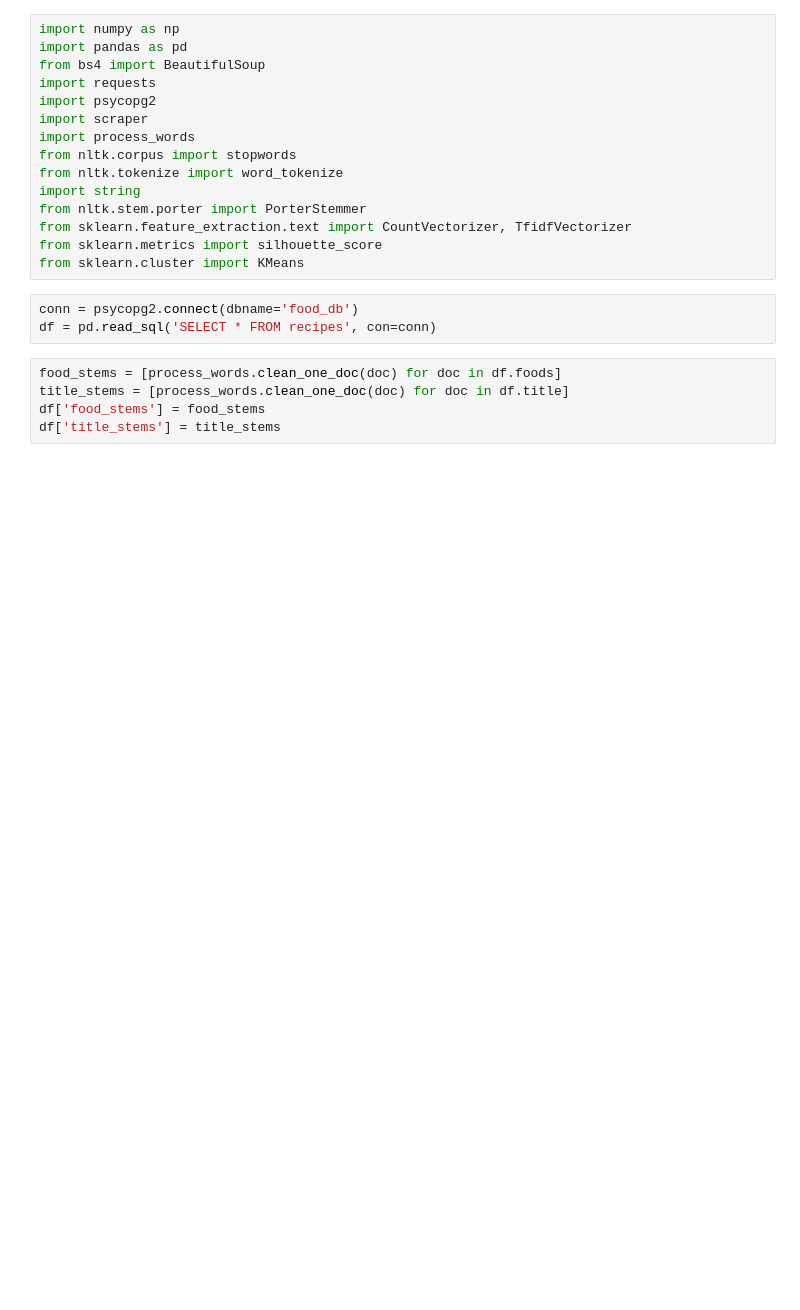
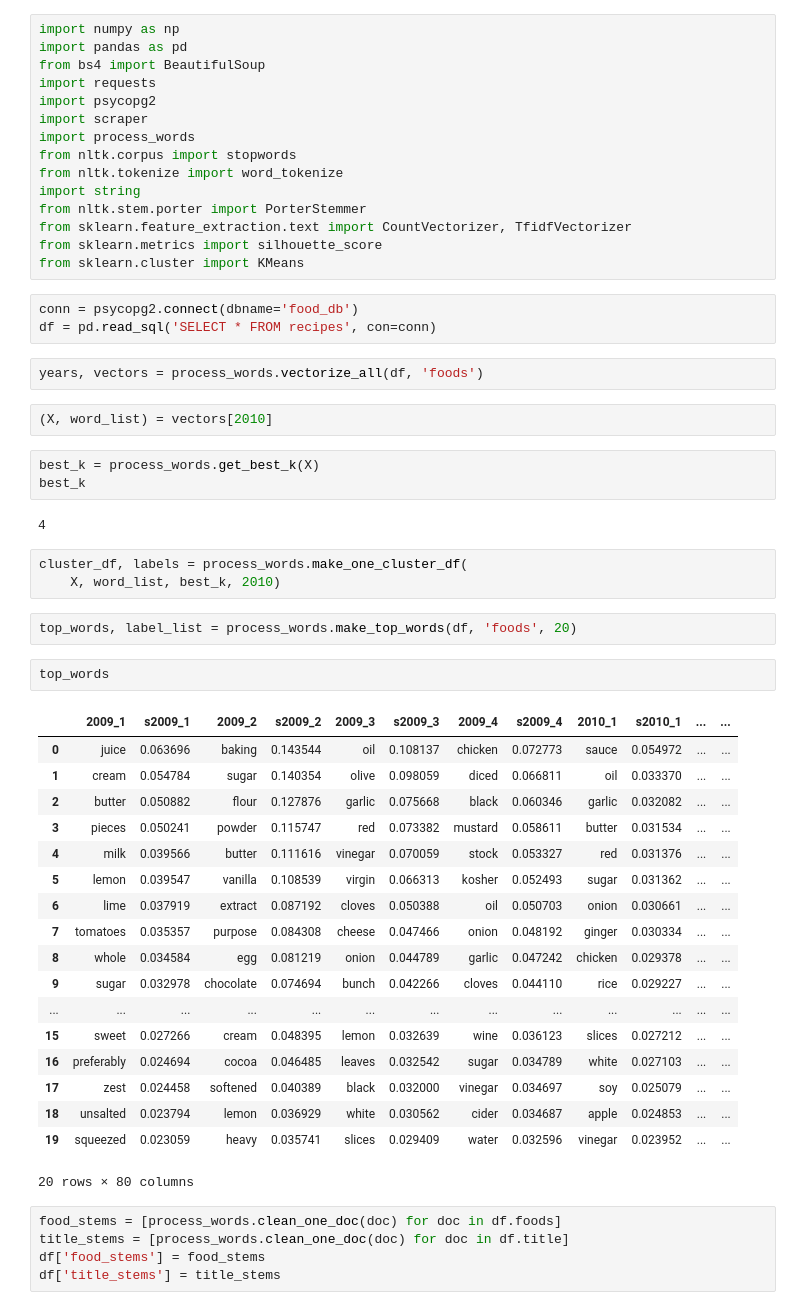
Before and after one commit to elisabeth-berg/trending-food, a Jupyter notebook: foodscrape_workbook.ipynb, the cells around one changed output. Cells and saved outputs as stored; diff of their text form; blank space fills up the shorter version.

```diff
--- a/foodscrape_workbook.ipynb
+++ b/foodscrape_workbook.ipynb
@@ -16,6 +16,41 @@ from sklearn.cluster import KMeans
 # %%
 conn = psycopg2.connect(dbname='food_db')
 df = pd.read_sql('SELECT * FROM recipes', con=conn)
+# %%
+years, vectors = process_words.vectorize_all(df, 'foods')
+# %%
+(X, word_list) = vectors[2010]
+# %%
+best_k = process_words.get_best_k(X)
+best_k
+# %% [output]
+4
+# %%
+cluster_df, labels = process_words.make_one_cluster_df(
+    X, word_list, best_k, 2010)
+# %%
+top_words, label_list = process_words.make_top_words(df, 'foods', 20)
+# %%
+top_words
+# %% [output]
+|  | 2009_1 | s2009_1 | 2009_2 | s2009_2 | 2009_3 | s2009_3 | 2009_4 | s2009_4 | 2010_1 | s2010_1 | ... | ... |
+| 0 | juice | 0.063696 | baking | 0.143544 | oil | 0.108137 | chicken | 0.072773 | sauce | 0.054972 | ... | ... |
+| 1 | cream | 0.054784 | sugar | 0.140354 | olive | 0.098059 | diced | 0.066811 | oil | 0.033370 | ... | ... |
+| 2 | butter | 0.050882 | flour | 0.127876 | garlic | 0.075668 | black | 0.060346 | garlic | 0.032082 | ... | ... |
+| 3 | pieces | 0.050241 | powder | 0.115747 | red | 0.073382 | mustard | 0.058611 | butter | 0.031534 | ... | ... |
+| 4 | milk | 0.039566 | butter | 0.111616 | vinegar | 0.070059 | stock | 0.053327 | red | 0.031376 | ... | ... |
+| 5 | lemon | 0.039547 | vanilla | 0.108539 | virgin | 0.066313 | kosher | 0.052493 | sugar | 0.031362 | ... | ... |
+| 6 | lime | 0.037919 | extract | 0.087192 | cloves | 0.050388 | oil | 0.050703 | onion | 0.030661 | ... | ... |
+| 7 | tomatoes | 0.035357 | purpose | 0.084308 | cheese | 0.047466 | onion | 0.048192 | ginger | 0.030334 | ... | ... |
+| 8 | whole | 0.034584 | egg | 0.081219 | onion | 0.044789 | garlic | 0.047242 | chicken | 0.029378 | ... | ... |
+| 9 | sugar | 0.032978 | chocolate | 0.074694 | bunch | 0.042266 | cloves | 0.044110 | rice | 0.029227 | ... | ... |
+| ... | ... | ... | ... | ... | ... | ... | ... | ... | ... | ... | ... | ... |
+| 15 | sweet | 0.027266 | cream | 0.048395 | lemon | 0.032639 | wine | 0.036123 | slices | 0.027212 | ... | ... |
+| 16 | preferably | 0.024694 | cocoa | 0.046485 | leaves | 0.032542 | sugar | 0.034789 | white | 0.027103 | ... | ... |
+| 17 | zest | 0.024458 | softened | 0.040389 | black | 0.032000 | vinegar | 0.034697 | soy | 0.025079 | ... | ... |
+| 18 | unsalted | 0.023794 | lemon | 0.036929 | white | 0.030562 | cider | 0.034687 | apple | 0.024853 | ... | ... |
+| 19 | squeezed | 0.023059 | heavy | 0.035741 | slices | 0.029409 | water | 0.032596 | vinegar | 0.023952 | ... | ... |
+20 rows × 80 columns
 # %%
 food_stems = [process_words.clean_one_doc(doc) for doc in df.foods]
 title_stems = [process_words.clean_one_doc(doc) for doc in df.title]
```
Also changed, not shown: parts of 18 cells of this notebook, 1 other file.
